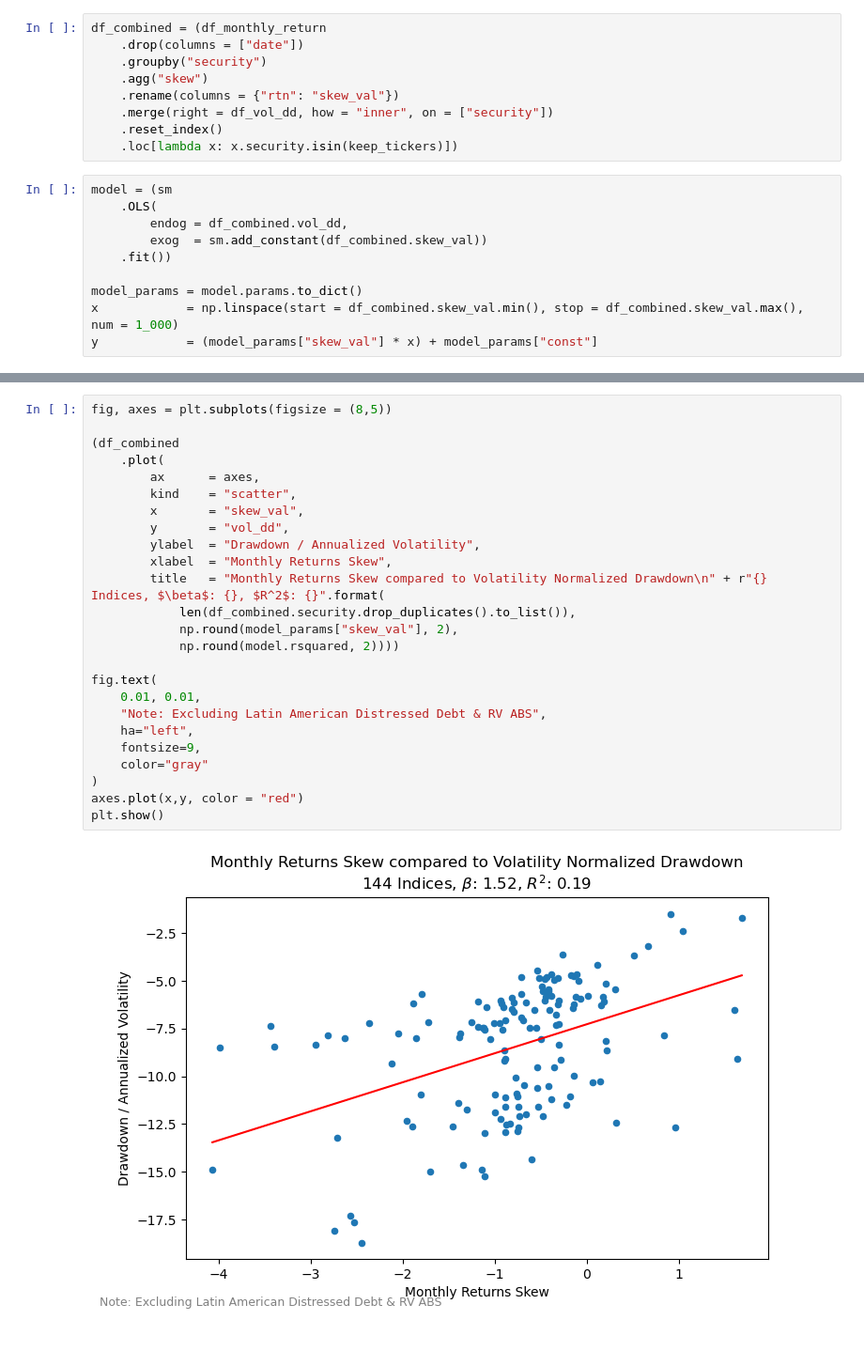
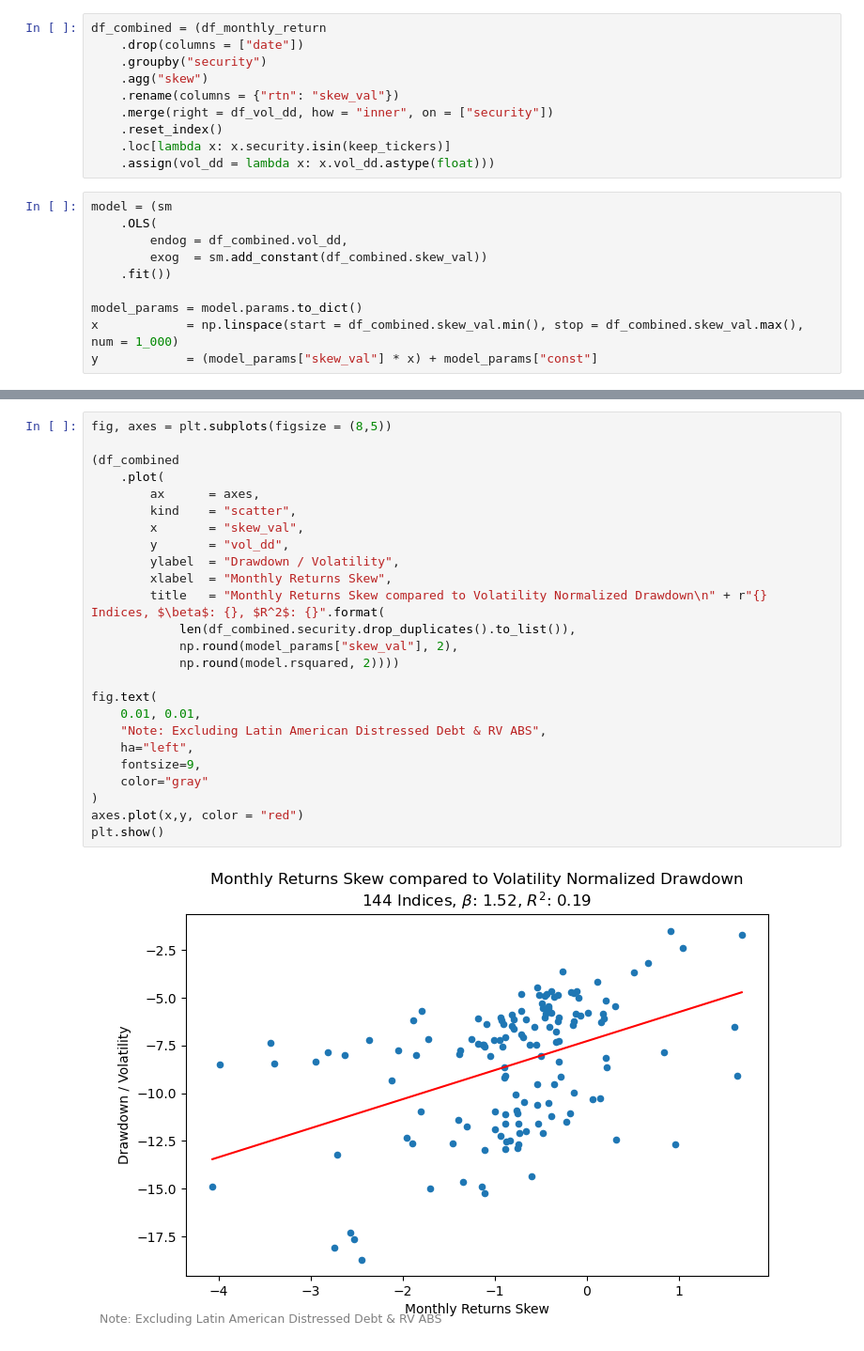
Before and after one commit to diegodalvarez/TrendSystem, a Jupyter notebook: Research/Blogs/AlphaQuestCTASeries.ipynb, the cells around one changed output, grey strips where cells are left out. Shown at 94% size. Cells and saved outputs as stored; diff of their text form.

Commit message:
skew drawdown model

```diff
--- a/Research/Blogs/AlphaQuestCTASeries.ipynb
+++ b/Research/Blogs/AlphaQuestCTASeries.ipynb
@@ -847,7 +846,8 @@ df_combined = (df_monthly_return
     .rename(columns = {"rtn": "skew_val"})
     .merge(right = df_vol_dd, how = "inner", on = ["security"])
     .reset_index()
-    .loc[lambda x: x.security.isin(keep_tickers)])
+    .loc[lambda x: x.security.isin(keep_tickers)]
+    .assign(vol_dd = lambda x: x.vol_dd.astype(float)))
 # %%
 model = (sm
     .OLS(
@@ -883,27 +883,27 @@ Notes:
 # %%
 fig, axes = plt.subplots(figsize = (8,5))
 
 (df_combined
     .plot(
         ax      = axes,
         kind    = "scatter",
         x       = "skew_val",
         y       = "vol_dd",
-        ylabel  = "Drawdown / Annualized Volatility",
+        ylabel  = "Drawdown / Volatility",
         xlabel  = "Monthly Returns Skew",
         title   = "Monthly Returns Skew compared to Volatility Normalized Drawdown\n" + r"{} Indices, $\beta$: {}, $R^2$: {}".format(
             len(df_combined.security.drop_duplicates().to_list()),
             np.round(model_params["skew_val"], 2),
             np.round(model.rsquared, 2))))
 
 fig.text(
     0.01, 0.01,
     "Note: Excluding Latin American Distressed Debt & RV ABS",
     ha="left",
     fontsize=9,
     color="gray"
 )
 axes.plot(x,y, color = "red")
 plt.show()
 # %% [output]
-[figure, old version]
+[figure, new version]
```
Also changed, not shown: parts of 21 cells of this notebook.
